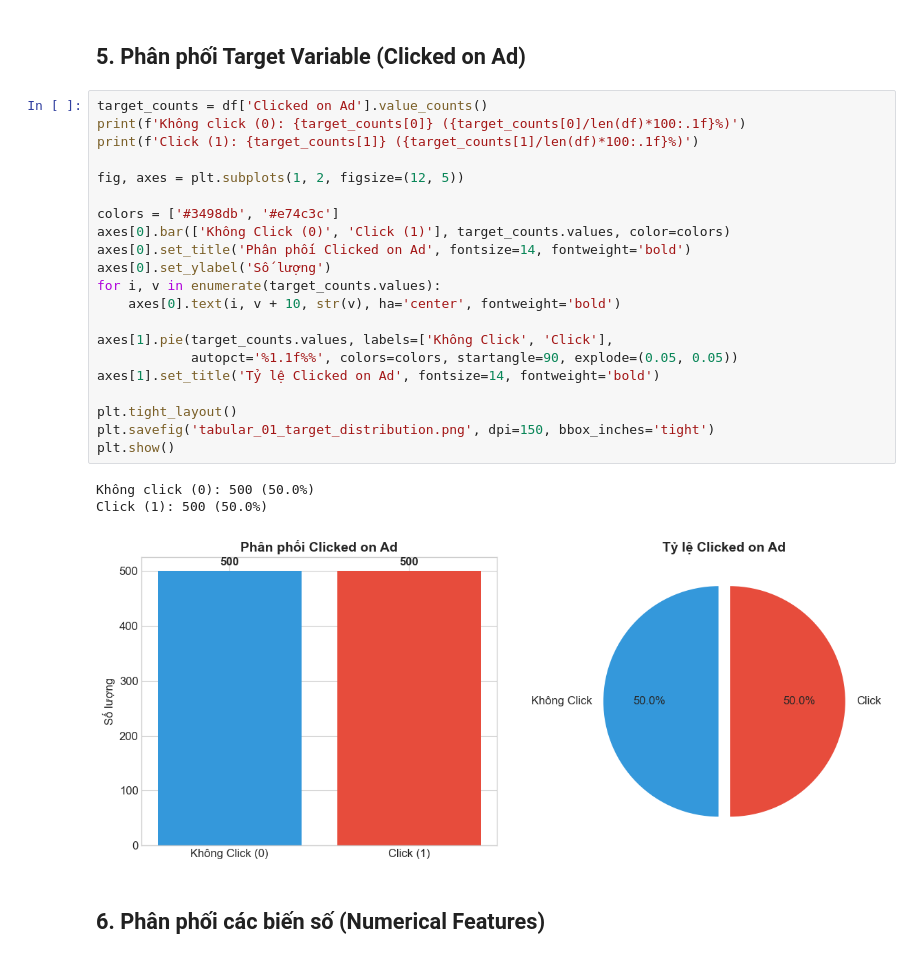
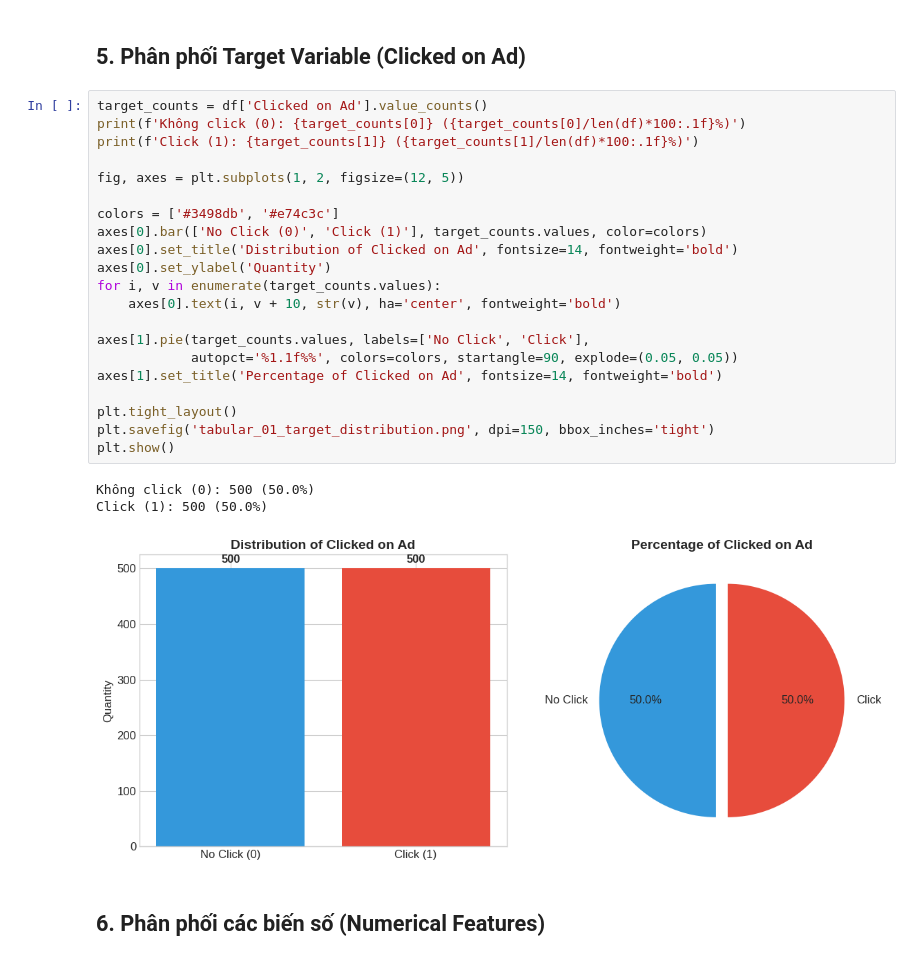
Before and after one commit to hoang-nguyenthe/Programming-for-AI-DataScience, a Jupyter notebook: eda_tabular.ipynb, the cells around one changed output. Saved outputs shown, nothing was run; the diff lists cells and outputs as text.

```diff
--- a/eda_tabular.ipynb
+++ b/eda_tabular.ipynb
@@ -129,28 +129,28 @@ Clicked on Ad                         0        0.0
 # %%
 target_counts = df['Clicked on Ad'].value_counts()
 print(f'Không click (0): {target_counts[0]} ({target_counts[0]/len(df)*100:.1f}%)')
 print(f'Click (1): {target_counts[1]} ({target_counts[1]/len(df)*100:.1f}%)')
 
 fig, axes = plt.subplots(1, 2, figsize=(12, 5))
 
 colors = ['#3498db', '#e74c3c']
-axes[0].bar(['Không Click (0)', 'Click (1)'], target_counts.values, color=colors)
-axes[0].set_title('Phân phối Clicked on Ad', fontsize=14, fontweight='bold')
-axes[0].set_ylabel('Số lượng')
+axes[0].bar(['No Click (0)', 'Click (1)'], target_counts.values, color=colors)
+axes[0].set_title('Distribution of Clicked on Ad', fontsize=14, fontweight='bold')
+axes[0].set_ylabel('Quantity')
 for i, v in enumerate(target_counts.values):
     axes[0].text(i, v + 10, str(v), ha='center', fontweight='bold')
 
-axes[1].pie(target_counts.values, labels=['Không Click', 'Click'],
+axes[1].pie(target_counts.values, labels=['No Click', 'Click'],
             autopct='%1.1f%%', colors=colors, startangle=90, explode=(0.05, 0.05))
-axes[1].set_title('Tỷ lệ Clicked on Ad', fontsize=14, fontweight='bold')
+axes[1].set_title('Percentage of Clicked on Ad', fontsize=14, fontweight='bold')
 
 plt.tight_layout()
 plt.savefig('tabular_01_target_distribution.png', dpi=150, bbox_inches='tight')
 plt.show()
 # %% [output]
 Không click (0): 500 (50.0%)
 Click (1): 500 (50.0%)
-[figure, old version]
+[figure, new version]
 # %% [markdown]
 ## 6. Phân phối các biến số (Numerical Features)
 # %%
```
Also changed, not shown: parts of 9 cells of this notebook, 29 other files.
